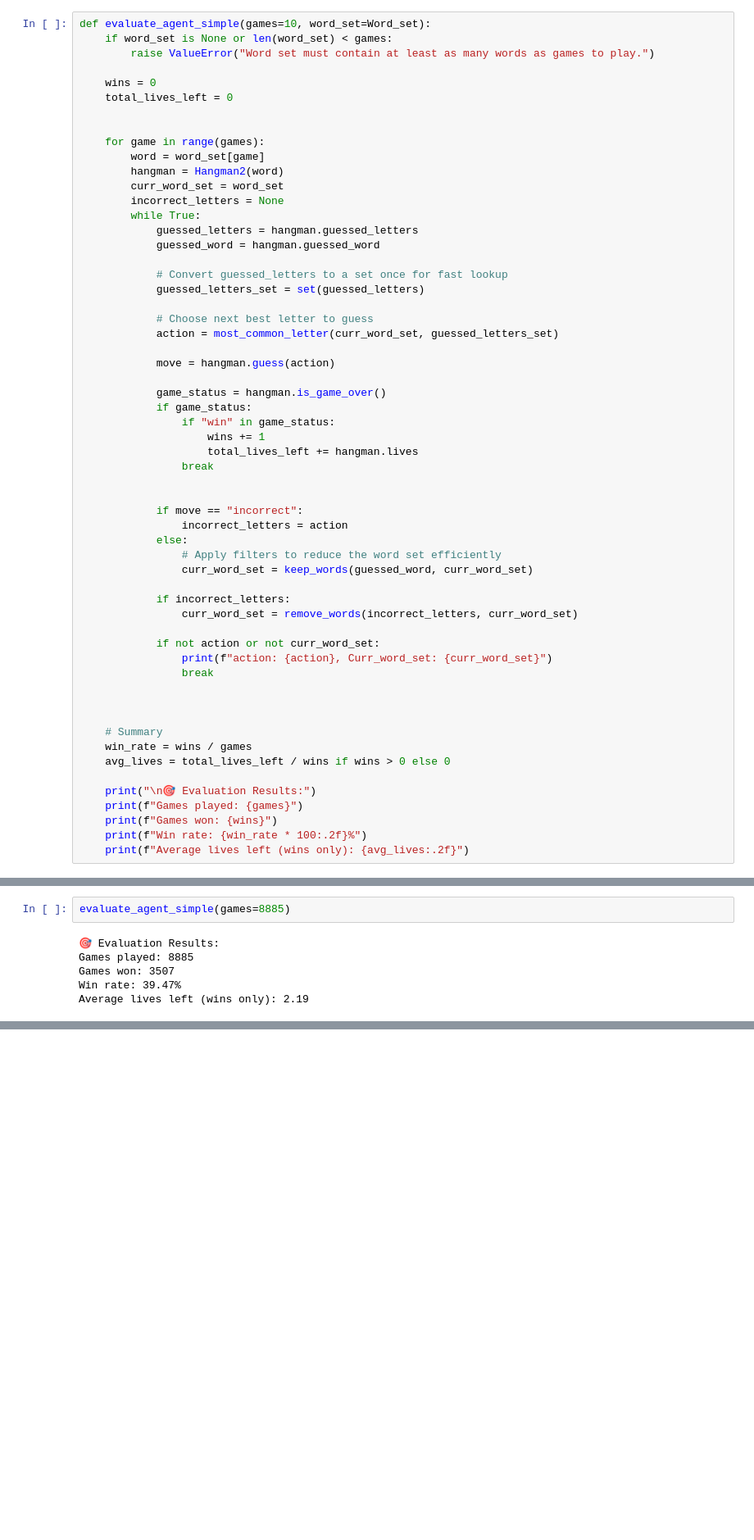
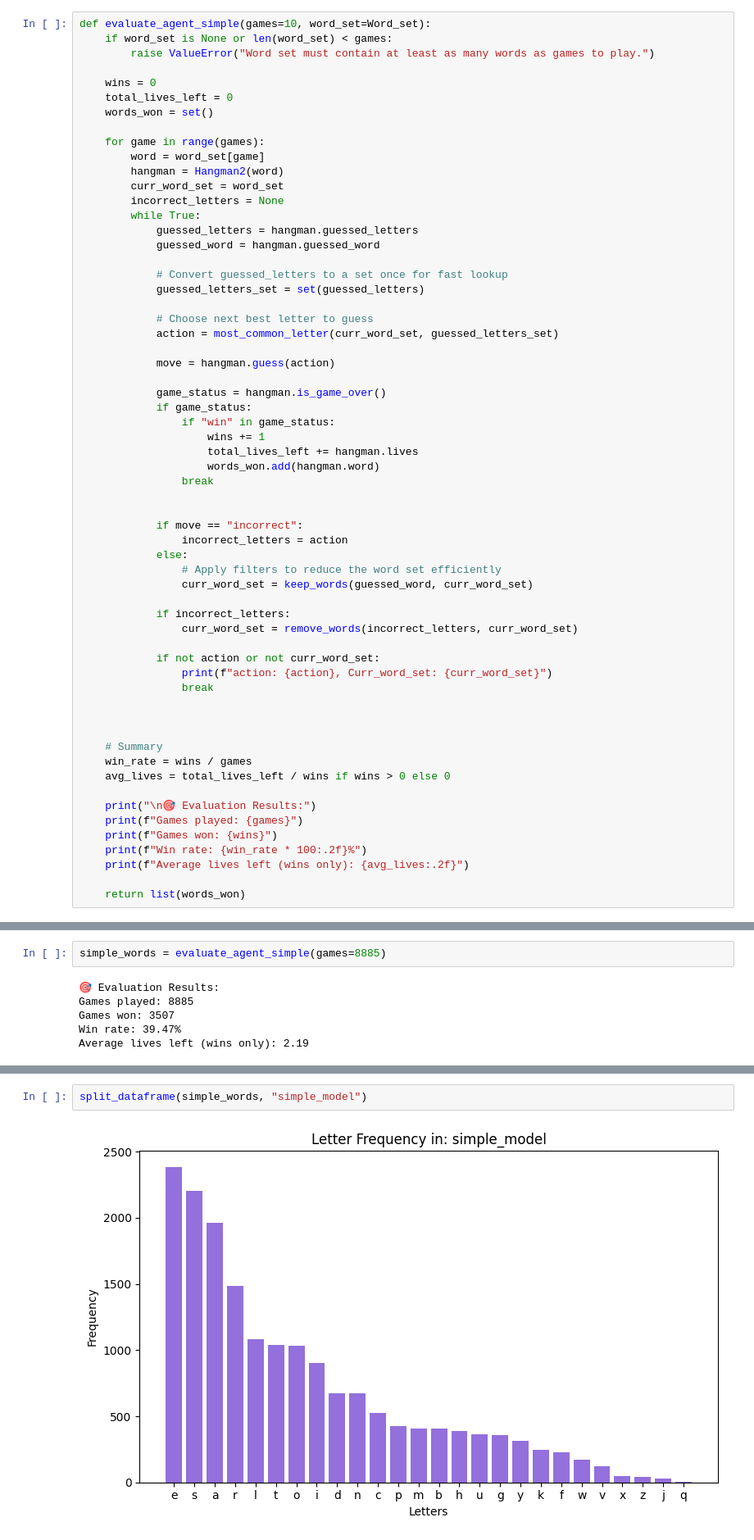
Before and after one commit to jacobrak/hangman-nn, a Jupyter notebook: evaluation1.ipynb, the cells around one changed output, grey strips where cells are left out. Shown: that part at 82% size. Cells and saved outputs as stored; diff of their text form; blank space fills up the shorter version.

```diff
--- a/evaluation1.ipynb
+++ b/evaluation1.ipynb
@@ -156,7 +177,7 @@ def evaluate_agent_simple(games=10, word_set=Word_set):
 
     wins = 0
     total_lives_left = 0
-
+    words_won = set()
 
     for game in range(games):
         word = word_set[game]
@@ -180,6 +201,7 @@ def evaluate_agent_simple(games=10, word_set=Word_set):
                 if "win" in game_status:
                     wins += 1
                     total_lives_left += hangman.lives
+                    words_won.add(hangman.word)
                 break
 
 
@@ -207,6 +229,8 @@ def evaluate_agent_simple(games=10, word_set=Word_set):
     print(f"Games won: {wins}")
     print(f"Win rate: {win_rate * 100:.2f}%")
     print(f"Average lives left (wins only): {avg_lives:.2f}")
+
+    return list(words_won)
 # %%
 agent_dqn = DQNAgent()
 agent_dqn.model.load_state_dict(torch.load("dqn_hangman.pt"))
@@ -251,5 +278,5 @@ def evaluate_dqn_agent(agent, games=10, word_set=Word_set):
 # %%
-evaluate_agent_simple(games=8885)
+simple_words = evaluate_agent_simple(games=8885)
 # %% [output]
 🎯 Evaluation Results:
 Games played: 8885
@@ -274,0 +334,4 @@ Avg lives left (wins only): 1.73
+# %%
+split_dataframe(simple_words, "simple_model")
+# %% [output]
+[figure, added]
```
Also changed, not shown: parts of 8 cells of this notebook.
